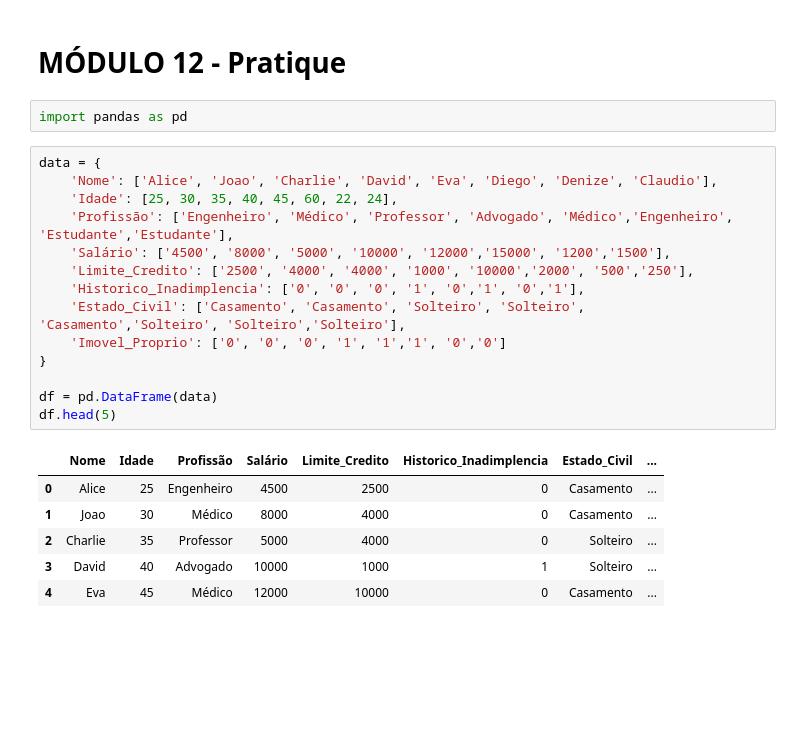
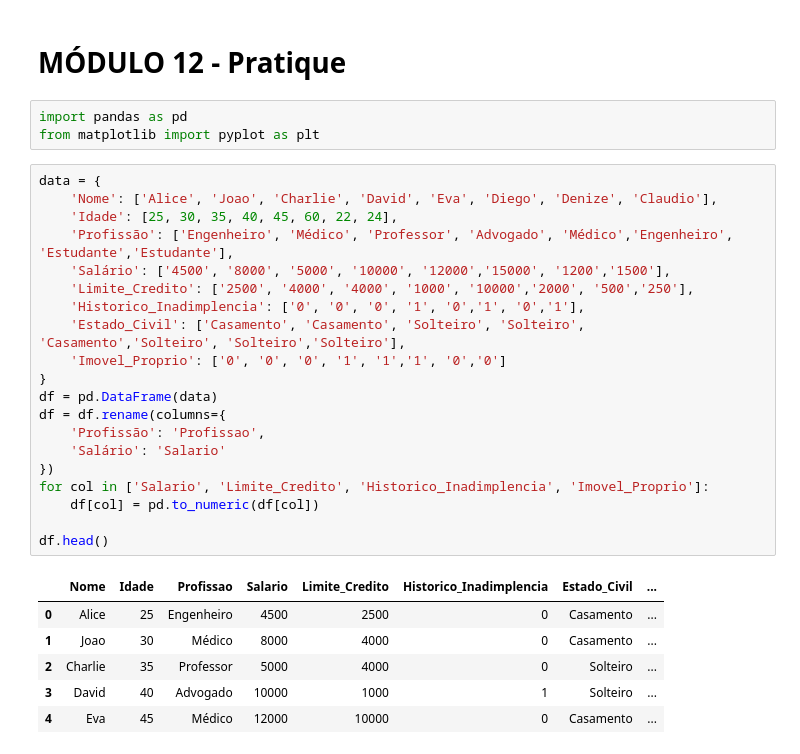
Before and after one commit to oPauLoHiga/ebac_elementos_visuais, a Jupyter notebook: pratica.ipynb, the cells around one changed output. Saved outputs shown, nothing was run; the diff lists cells and outputs as text; blank space fills up the shorter version.

```diff
--- a/pratica.ipynb
+++ b/pratica.ipynb
@@ -2,22 +2,29 @@
 # **MÓDULO 12 - Pratique**
 # %%
 import pandas as pd
+from matplotlib import pyplot as plt
 # %%
 data = {
     'Nome': ['Alice', 'Joao', 'Charlie', 'David', 'Eva', 'Diego', 'Denize', 'Claudio'],
     'Idade': [25, 30, 35, 40, 45, 60, 22, 24],
     'Profissão': ['Engenheiro', 'Médico', 'Professor', 'Advogado', 'Médico','Engenheiro', 'Estudante','Estudante'],
     'Salário': ['4500', '8000', '5000', '10000', '12000','15000', '1200','1500'],
     'Limite_Credito': ['2500', '4000', '4000', '1000', '10000','2000', '500','250'],
     'Historico_Inadimplencia': ['0', '0', '0', '1', '0','1', '0','1'],
     'Estado_Civil': ['Casamento', 'Casamento', 'Solteiro', 'Solteiro', 'Casamento','Solteiro', 'Solteiro','Solteiro'],
     'Imovel_Proprio': ['0', '0', '0', '1', '1','1', '0','0']
 }
+df = pd.DataFrame(data)
+df = df.rename(columns={
+    'Profissão': 'Profissao',
+    'Salário': 'Salario'
+})
+for col in ['Salario', 'Limite_Credito', 'Historico_Inadimplencia', 'Imovel_Proprio']:
+    df[col] = pd.to_numeric(df[col])
 
-df = pd.DataFrame(data)
-df.head(5)
+df.head()
 # %% [output]
-|  | Nome | Idade | Profissão | Salário | Limite_Credito | Historico_Inadimplencia | Estado_Civil | ... |
+|  | Nome | Idade | Profissao | Salario | Limite_Credito | Historico_Inadimplencia | Estado_Civil | ... |
 | 0 | Alice | 25 | Engenheiro | 4500 | 2500 | 0 | Casamento | ... |
 | 1 | Joao | 30 | Médico | 8000 | 4000 | 0 | Casamento | ... |
 | 2 | Charlie | 35 | Professor | 5000 | 4000 | 0 | Solteiro | ... |
```
Also changed, not shown: parts of 7 cells of this notebook.
